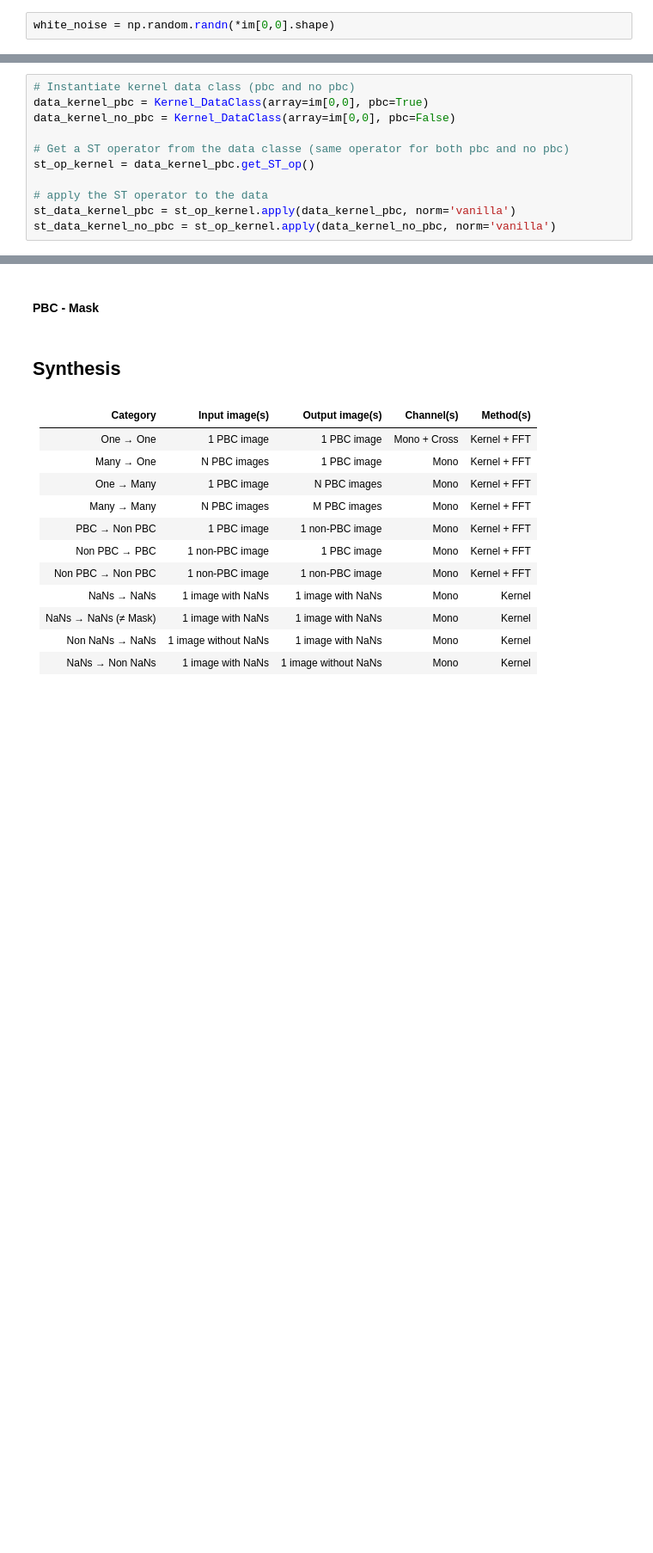
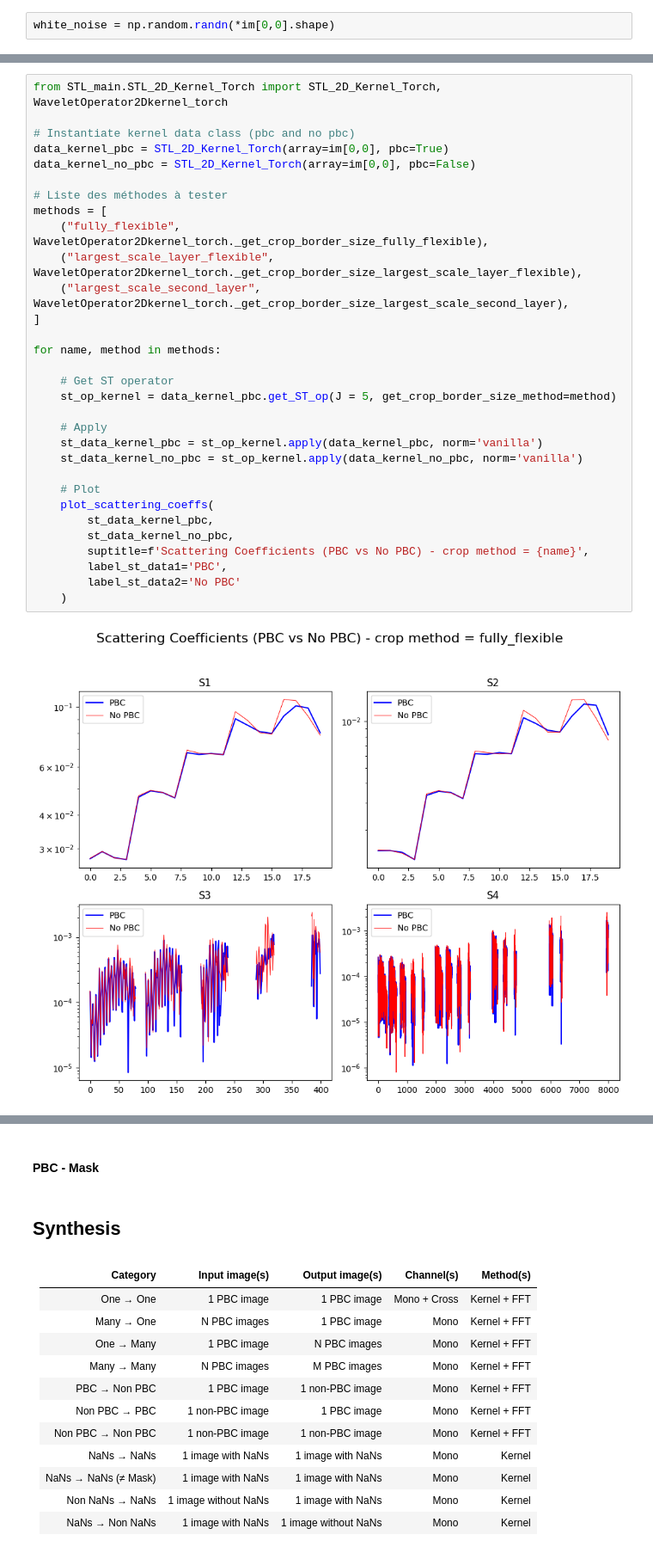
Before and after one commit to camilledussauchoy-glitch/STL-Dev_Camille, a Jupyter notebook: docs/user_notebook.ipynb, the cells around one changed output, grey strips where cells are left out. Shown at 86% size. Drawn from its saved outputs; the diff is of its cells as text; blank space fills up the shorter version.

Commit message:
add sihao reduced scat coeffs

```diff
--- a/docs/user_notebook.ipynb
+++ b/docs/user_notebook.ipynb
@@ -462,11 +463,33 @@ plot_scattering_coeffs(
 # %%
+from STL_main.STL_2D_Kernel_Torch import STL_2D_Kernel_Torch, WaveletOperator2Dkernel_torch
+
 # Instantiate kernel data class (pbc and no pbc)
-data_kernel_pbc = Kernel_DataClass(array=im[0,0], pbc=True)
-data_kernel_no_pbc = Kernel_DataClass(array=im[0,0], pbc=False)
+data_kernel_pbc = STL_2D_Kernel_Torch(array=im[0,0], pbc=True)
+data_kernel_no_pbc = STL_2D_Kernel_Torch(array=im[0,0], pbc=False)
 
-# Get a ST operator from the data classe (same operator for both pbc and no pbc)
-st_op_kernel = data_kernel_pbc.get_ST_op()
+# Liste des méthodes à tester
+methods = [
+    ("fully_flexible", WaveletOperator2Dkernel_torch._get_crop_border_size_fully_flexible),
+    ("largest_scale_layer_flexible", WaveletOperator2Dkernel_torch._get_crop_border_size_largest_scale_layer_flexible),
+    ("largest_scale_second_layer", WaveletOperator2Dkernel_torch._get_crop_border_size_largest_scale_second_layer),
+]
 
-# apply the ST operator to the data
-st_data_kernel_pbc = st_op_kernel.apply(data_kernel_pbc, norm='vanilla')
-st_data_kernel_no_pbc = st_op_kernel.apply(data_kernel_no_pbc, norm='vanilla')
+for name, method in methods:
+
+    # Get ST operator
+    st_op_kernel = data_kernel_pbc.get_ST_op(J = 5, get_crop_border_size_method=method)
+
+    # Apply
+    st_data_kernel_pbc = st_op_kernel.apply(data_kernel_pbc, norm='vanilla')
+    st_data_kernel_no_pbc = st_op_kernel.apply(data_kernel_no_pbc, norm='vanilla')
+
+    # Plot
+    plot_scattering_coeffs(
+        st_data_kernel_pbc,
+        st_data_kernel_no_pbc,
+        suptitle=f'Scattering Coefficients (PBC vs No PBC) - crop method = {name}',
+        label_st_data1='PBC',
+        label_st_data2='No PBC'
+    )
+# %% [output]
+[figure, added]
```
Also changed, not shown: parts of 18 cells of this notebook, 3 other files.
